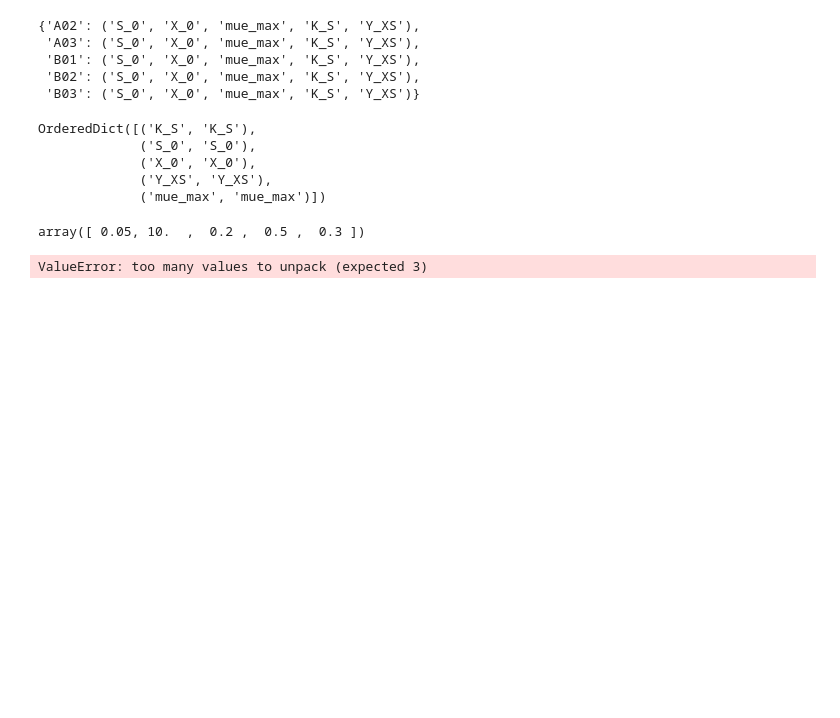
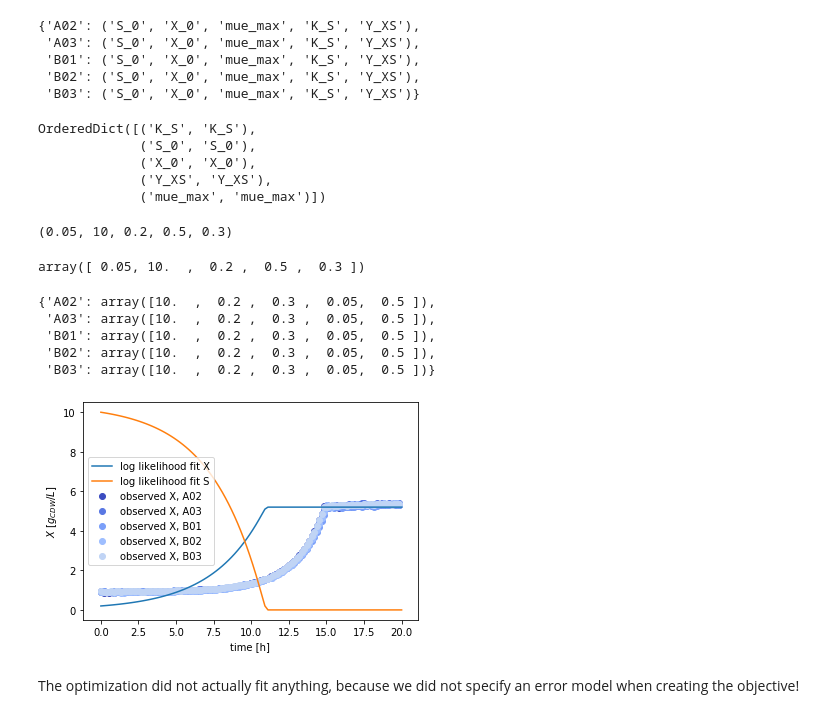
Before and after one commit to JuBiotech/murefi, a Jupyter notebook: murefi/examples/CreateDatasetAndSimpleFit.ipynb, the cells around one changed output. Cells and saved outputs as stored; diff of their text form; code cells hidden in the pictures; blank space fills up the shorter version.

```diff
--- a/murefi/examples/CreateDatasetAndSimpleFit.ipynb
+++ b/murefi/examples/CreateDatasetAndSimpleFit.ipynb
@@ -19,7 +24,7 @@ import murefi
 # %%
 filepath = pathlib.Path('Data', 'SiLA_Coryne_Standard_20181026_150350.csv')
 
-data = bletl.parse(filepath) #dictionary with FilterTimeSeries objects
+bldata = bletl.parse(filepath) #dictionary with FilterTimeSeries objects
 # %% [markdown]
 #### The parameter file determines the wells included in the dataset and fit
 Here, only wells A2, A3, B1, B2 and B3 all having the same parameters are extracted from the data
@@ -59,2 +60,4 @@ model = Model()
 # %%
-mapping = murefi.ParameterMapping(df_mapping, bounds = model.bounds, guesses = model.initial_guesses)
+mapping = murefi.ParameterMapping(df_mapping, bounds = model.bounds, guesses = model.guesses)
+
+mapping.mapping
@@ -100,6 +112,3 @@ Wells included: ['A02', 'A03', 'B01', 'B02', 'B03']
 ### Function to calculate the loglikelihood of the dataset
 # %% [markdown]
 ## A fitting example
-# %%
-theta_guessed = mapping.guesses
-model = murefi.MonodModel(['S','BS'])
@@ -108,6 +115,6 @@ dataset_objective = create_objective(dataset, model, mapping)
 # %%
-bounds = mapping.bounds
-fit = scipy.optimize.minimize(murefi.objectives.for_dataset(dataset, model, mapping, error_models=[]), theta_guessed, bounds = bounds)
+objective = murefi.objectives.for_dataset(dataset, model, mapping, error_models=[])
+fit = scipy.optimize.minimize(objective, mapping.guesses, bounds=mapping.bounds)
 # %%
 result = pandas.DataFrame(columns=['parameters', 'estimate'])
 result['parameters'] = mapping.parameters
@@ -143,31 +150,53 @@ OrderedDict([('K_S', 'K_S'),
              ('X_0', 'X_0'),
              ('Y_XS', 'Y_XS'),
              ('mue_max', 'mue_max')])
+# %%
+mapping.guesses
+# %% [output]
+(0.05, 10, 0.2, 0.5, 0.3)
 # %%
 fit.x
 # %% [output]
 array([ 0.05, 10.  ,  0.2 ,  0.5 ,  0.3 ])
+# %%
+mapping.repmap(fit.x)
+# %% [output]
+{'A02': array([10.  ,  0.2 ,  0.3 ,  0.05,  0.5 ]),
+ 'A03': array([10.  ,  0.2 ,  0.3 ,  0.05,  0.5 ]),
+ 'B01': array([10.  ,  0.2 ,  0.3 ,  0.05,  0.5 ]),
+ 'B02': array([10.  ,  0.2 ,  0.3 ,  0.05,  0.5 ]),
+ 'B03': array([10.  ,  0.2 ,  0.3 ,  0.05,  0.5 ])}
 # %%
-#High resolution values for time
-x_highres = numpy.arange(0, (dataset['A02'].x_max + 0.1), 0.1)
+theta_dict = mapping.repmap(fit.x)
 
-# Integrate data for the result of optimization
-theta_fit = fit.x
-y = model.solver(theta_fit[:2], x_highres, theta_fit)
+# High-resolution template for the prediction
+template = murefi.Replicate.make_template(0, 20, ['S', 'X'])
+
+# Make a prediction for a well of interest
+well = 'A02'
+y_pred = model.predict_replicate(theta_dict[well], template)
 
 #Plot replicates
 pyplot.figure()
 steps = numpy.arange(0, 1, 0.1).tolist()
 cmap = pyplot.cm.coolwarm
 for i, well in enumerate(dataset.keys()):
-    pyplot.scatter(dataset[well]['BS'].x, dataset[well]['BS'].y, label=f'observed X, {well}', color=cmap(steps[i]))
+    pyplot.scatter(
+        dataset[well][dependent_key].x,
+        dataset[well][dependent_key].y,
+        label=f'observed X, {well}',
+        color=cmap(steps[i])
+    )
 
 #Plot fit
-pyplot.plot(x_highres, y['BS'], label='log likelihood fit X', color='black')
+for yk in {'S', 'X'}:
+    pyplot.plot(y_pred[yk].x, y_pred[yk].y, label=f'log likelihood fit {yk}')
 
 pyplot.xlabel('time [h]')
-pyplot.ylabel('CDW [g/L]')
-_ = pyplot.legend()
+pyplot.ylabel('$X\ [g_{CDW}/L]$')
+pyplot.legend()
 pyplot.show()
 # %% [output]
-ValueError: too many values to unpack (expected 3)
+[figure, added]
+# %% [markdown]
+The optimization did not actually fit anything, because we did not specify an error model when creating the objective!
```
Also changed, not shown: parts of 6 cells of this notebook.
